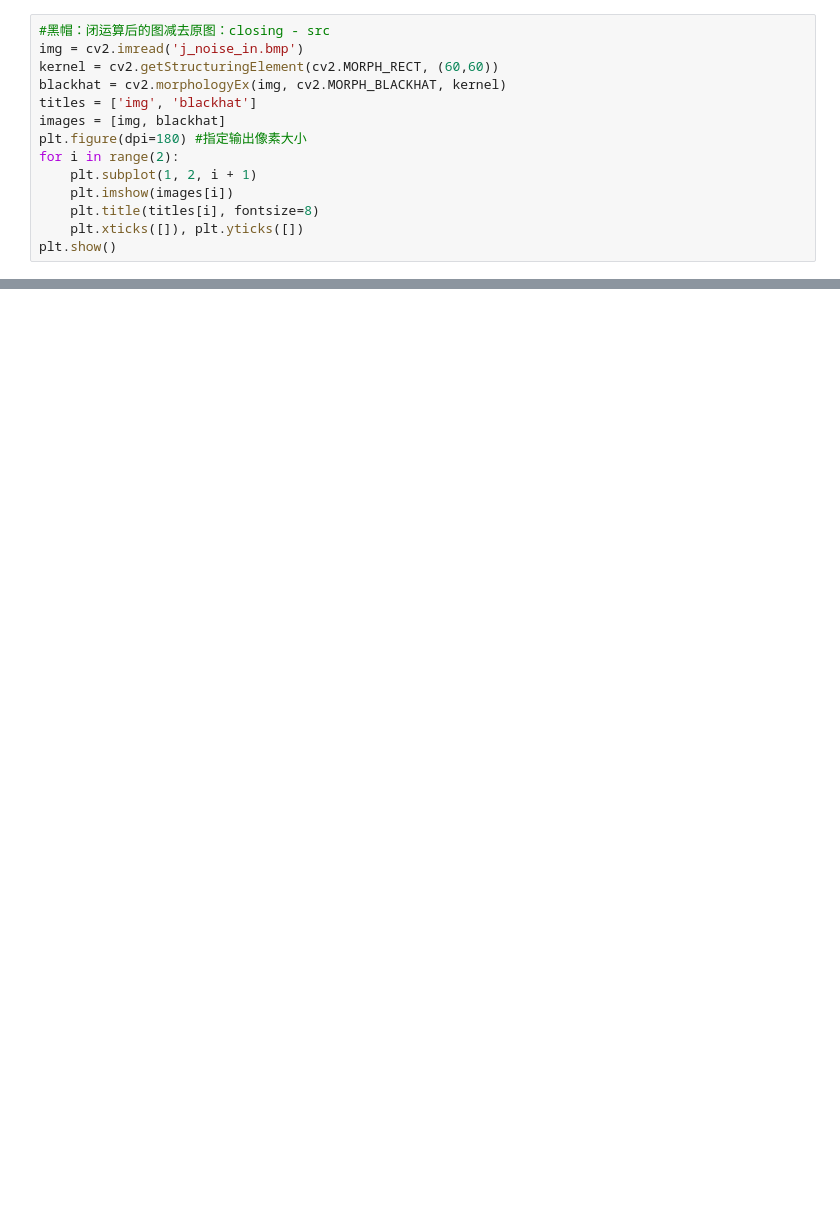
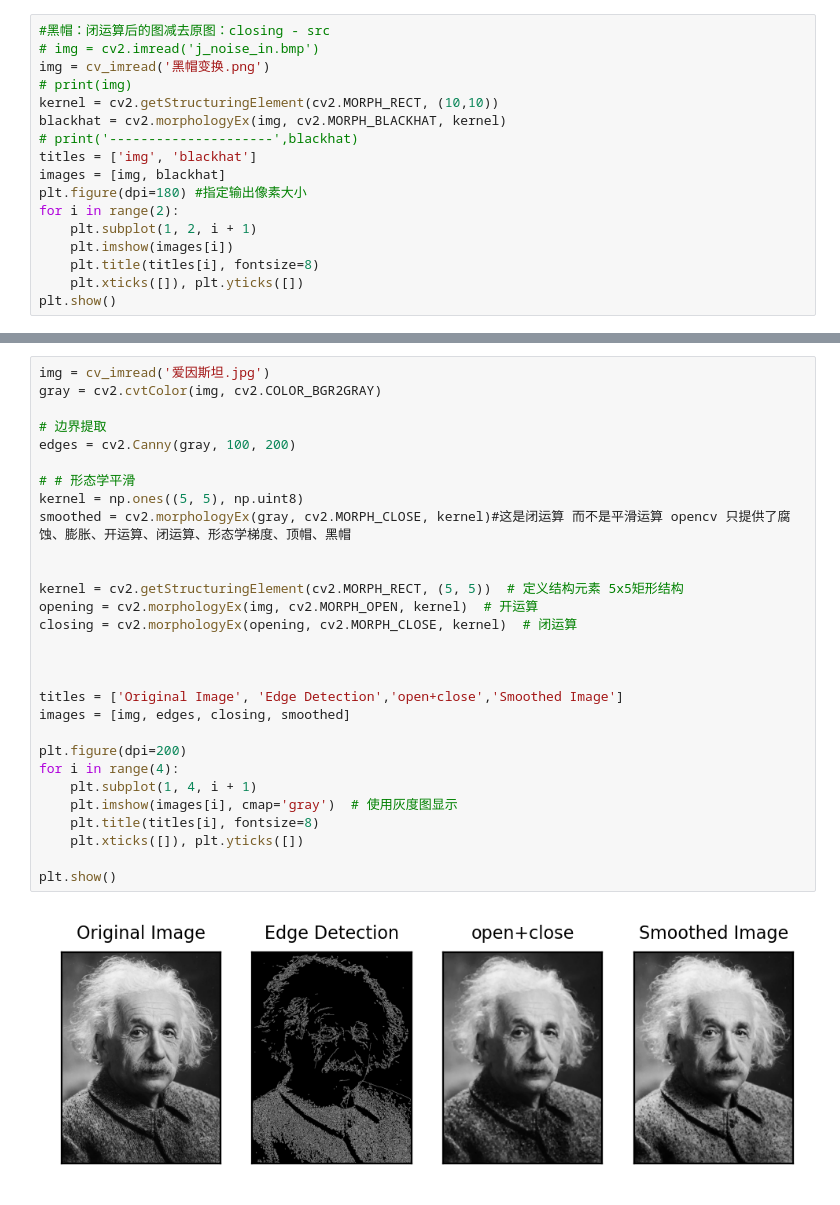
Before and after one commit to awei231/digital-image-processing, a Jupyter notebook: 09.形态学/9.3 一些基本的形态学算法/Morphological_Gradient.ipynb, the cells around one changed output, grey strips where cells are left out. Drawn from its saved outputs; the diff is of its cells as text; blank space fills up the shorter version.

Commit message:
形态学算法更新
1、9.3 更新顶帽变换、黑帽变换、边界提取
2、更新形态学算法代码
3、新增用例图像

```diff
--- a/09.形态学/9.3 一些基本的形态学算法/Morphological_Gradient.ipynb
+++ b/09.形态学/9.3 一些基本的形态学算法/Morphological_Gradient.ipynb
@@ -39,8 +50,11 @@ plt.show()
 # %%
 #黑帽：闭运算后的图减去原图：closing - src
-img = cv2.imread('j_noise_in.bmp')
-kernel = cv2.getStructuringElement(cv2.MORPH_RECT, (60,60))
+# img = cv2.imread('j_noise_in.bmp')
+img = cv_imread('黑帽变换.png')
+# print(img)
+kernel = cv2.getStructuringElement(cv2.MORPH_RECT, (10,10))
 blackhat = cv2.morphologyEx(img, cv2.MORPH_BLACKHAT, kernel)
+# print('---------------------',blackhat)
 titles = ['img', 'blackhat']
 images = [img, blackhat]
 plt.figure(dpi=180) #指定输出像素大小
@@ -54,0 +69,31 @@ plt.show()
+# %%
+img = cv_imread('爱因斯坦.jpg')
+gray = cv2.cvtColor(img, cv2.COLOR_BGR2GRAY)
+
+# 边界提取
+edges = cv2.Canny(gray, 100, 200)
+
+# # 形态学平滑
+kernel = np.ones((5, 5), np.uint8)
+smoothed = cv2.morphologyEx(gray, cv2.MORPH_CLOSE, kernel)#这是闭运算 而不是平滑运算 opencv 只提供了腐蚀、膨胀、开运算、闭运算、形态学梯度、顶帽、黑帽
+
+
+kernel = cv2.getStructuringElement(cv2.MORPH_RECT, (5, 5))  # 定义结构元素 5x5矩形结构
+opening = cv2.morphologyEx(img, cv2.MORPH_OPEN, kernel)  # 开运算
+closing = cv2.morphologyEx(opening, cv2.MORPH_CLOSE, kernel)  # 闭运算
+
+
+
+titles = ['Original Image', 'Edge Detection','open+close','Smoothed Image']
+images = [img, edges, closing, smoothed]
+
+plt.figure(dpi=200)
+for i in range(4):
+    plt.subplot(1, 4, i + 1)
+    plt.imshow(images[i], cmap='gray')  # 使用灰度图显示
+    plt.title(titles[i], fontsize=8)
+    plt.xticks([]), plt.yticks([])
+
+plt.show()
+# %% [output]
+[figure, added]
```
Also changed, not shown: parts of 4 cells of this notebook, 8 other files.
